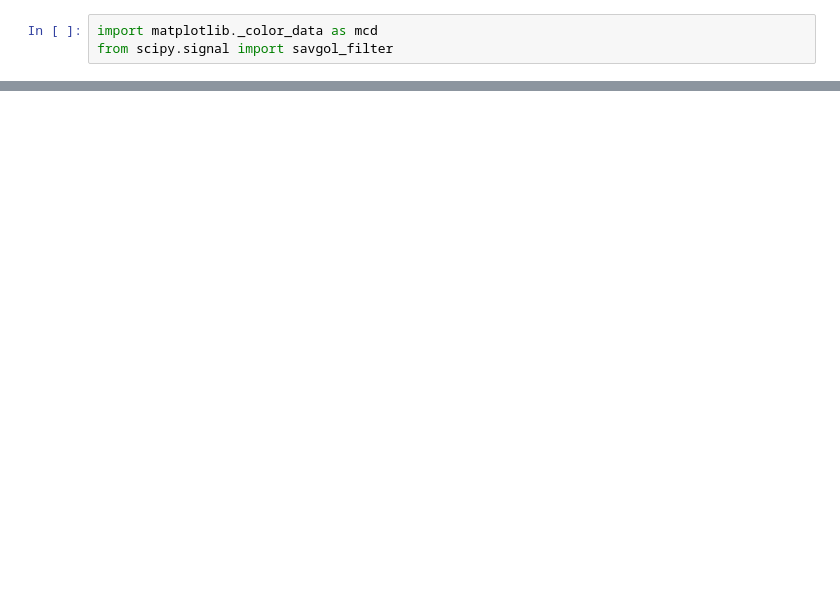
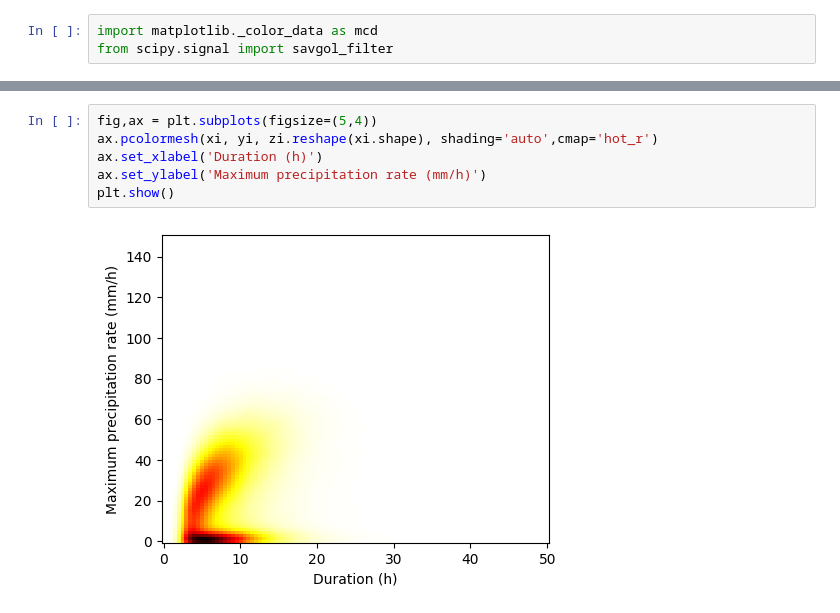
Before and after one commit to bfildier/explore-multiscale-extremes, a Jupyter notebook: scripts/plot_EGU2024.ipynb, the cells around one changed output, grey strips where cells are left out. Drawn from its saved outputs; the diff is of its cells as text; blank space fills up the shorter version.

```diff
--- a/scripts/plot_EGU2024.ipynb
+++ b/scripts/plot_EGU2024.ipynb
@@ -292,0 +333,8 @@ plt.savefig(os.path.join(DIR_FIG,'lifecycle','EGU24_DYAMOND_SAM_Pmax_normage.pdf
+# %%
+fig,ax = plt.subplots(figsize=(5,4))
+ax.pcolormesh(xi, yi, zi.reshape(xi.shape), shading='auto',cmap='hot_r')
+ax.set_xlabel('Duration (h)')
+ax.set_ylabel('Maximum precipitation rate (mm/h)')
+plt.show()
+# %% [output]
+[figure, added]
```
Also changed, not shown: parts of 13 cells of this notebook, 10 other files.
